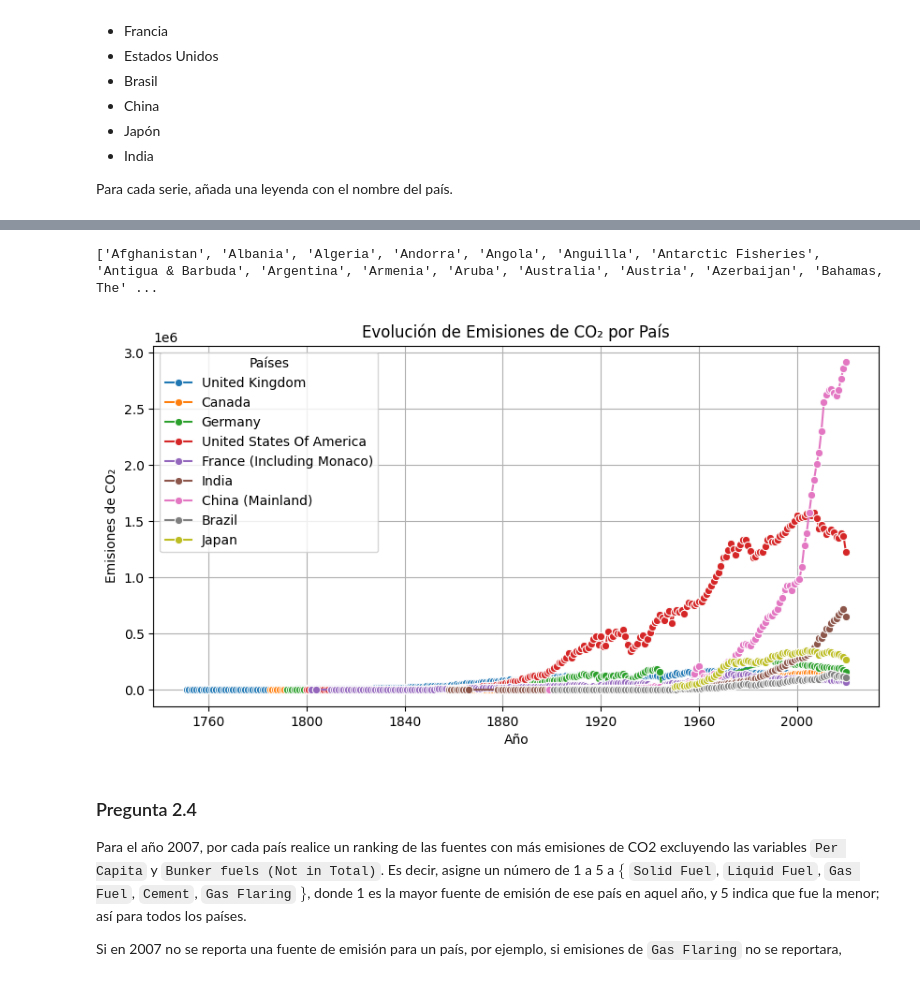
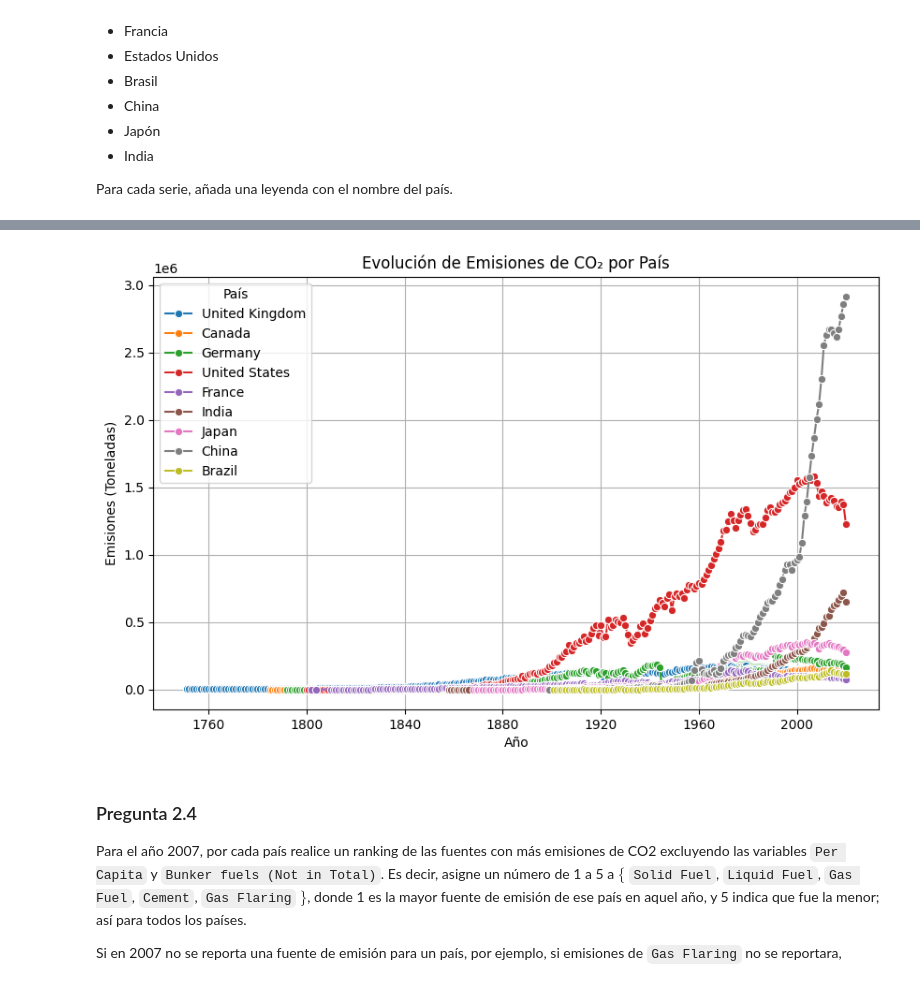
Before and after one commit to cristiandiazh/Tarea-1-ML, a Jupyter notebook: Tarea_1.ipynb, the cells around one changed output, grey strips where cells are left out. Drawn from its saved outputs; the diff is of its cells as text; code cells hidden in the pictures.

```diff
--- a/Tarea_1.ipynb
+++ b/Tarea_1.ipynb
@@ -806,5 +743,7 @@ country_name_mapping_co2 = {
     "China (Mainland)": "China",
 }
 # %%
-url = "https://raw.githubusercontent.com/datasets/co2-fossil-by-nation/refs/heads/main/data/fossil-fuel-co2-emissions-by-nation.csv"
-df_co2 = pd.read_csv(url)
+df_c2=pd.read_csv("https://raw.githubusercontent.com/datasets/co2-fossil-by-nation/refs/heads/main/data/fossil-fuel-co2-emissions-by-nation.csv")
+df_c2["Year"] = pd.to_datetime(df_c2["Year"].astype(str) + "-01-01")
+df_c2["Country"]=df_c2["Country"].str.title()
+df_c2["Country"] = df_c2["Country"].replace(country_name_mapping_co2)
@@ -878,6 +791,0 @@ df_co2
-# %%
-unicos = list(set(df_co2.Country.tolist()))
-unicos.sort()
-print(unicos)
-# %% [output]
-['Afghanistan', 'Albania', 'Algeria', 'Andorra', 'Angola', 'Anguilla', 'Antarctic Fisheries', 'Antigua & Barbuda', 'Argentina', 'Armenia', 'Aruba', 'Australia', 'Austria', 'Azerbaijan', 'Bahamas, The' ...
@@ -888,15 +792,22 @@ df_subset = df_co2[df_co2["Country"].isin(paises)]
 # %%
-plt.figure(figsize=(10, 5))
-sns.lineplot(data=df_subset, x="Year", y="Total", hue="Country", marker="o")
+paises_seleccionados = ['United Kingdom', 'Canada', 'Germany',  "France",'United States',"Brazil", "China", "Japan",'India']
+df_filtrado = df_c2[df_c2['Country'].isin(paises_seleccionados)]
 
-plt.title("Evolución de Emisiones de CO₂ por País")
-plt.xlabel("Año")
-plt.ylabel("Emisiones de CO₂")
-plt.legend(title="Países")
+# Configuración del gráfico
+plt.figure(figsize=(10, 6))
+sns.lineplot(data=df_filtrado, x='Year', y='Total', hue='Country', marker='o')
+
+# Personalización
+plt.title('Evolución de Emisiones de CO₂ por País')
+plt.xlabel('Año')
+plt.ylabel('Emisiones (Toneladas)')
+plt.legend(title='País')
 plt.grid(True)
+
+# Mostrar el gráfico
 plt.show()
 # %% [output]
-[figure, old version]
+[figure, new version]
 # %% [markdown]
 ### Pregunta 2.4
 
```
Also changed, not shown: parts of 56 cells of this notebook.
